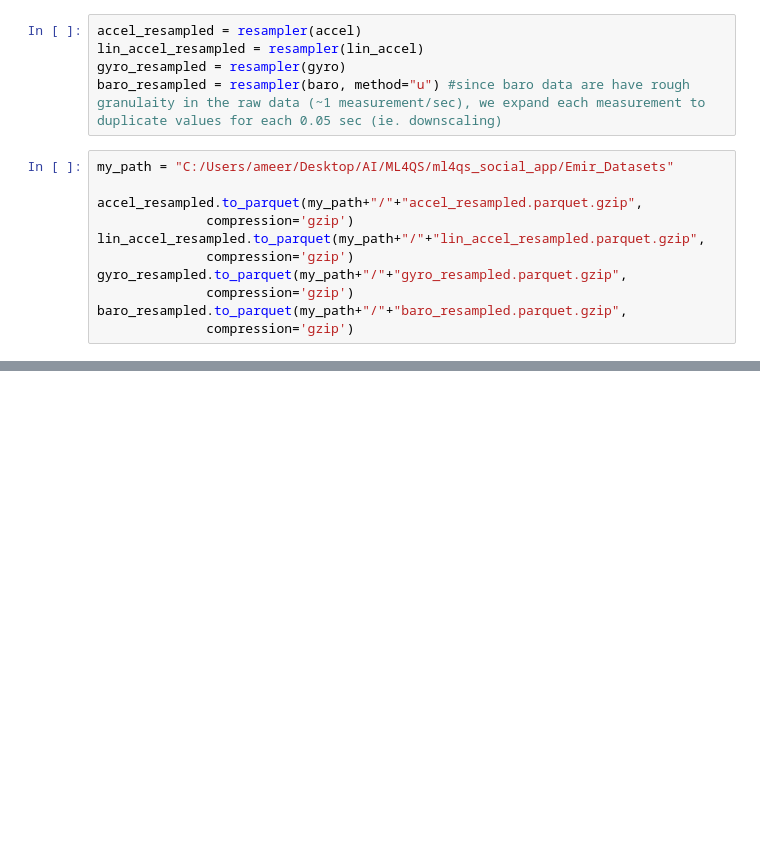
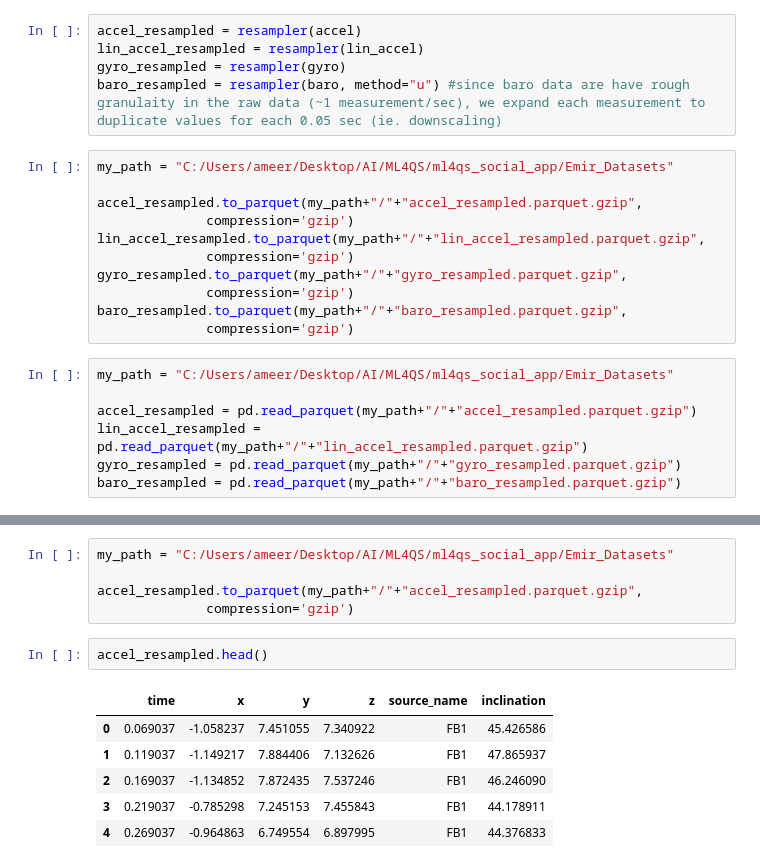
Before and after one commit to sharyz119/ml4qs_social_app, a Jupyter notebook: Emir Playground.ipynb, the cells around one changed output, grey strips where cells are left out. Saved outputs shown, nothing was run; the diff lists cells and outputs as text; blank space fills up the shorter version.

Commit message:
Added inclination to acceleremoeter df and FE code

```diff
--- a/Emir Playground.ipynb
+++ b/Emir Playground.ipynb
@@ -259,3 +259,10 @@ gyro_resampled.to_parquet(my_path+"/"+"gyro_resampled.parquet.gzip",
               compression='gzip')
 baro_resampled.to_parquet(my_path+"/"+"baro_resampled.parquet.gzip",
               compression='gzip')
+# %%
+my_path = "C:/Users/ameer/Desktop/AI/ML4QS/ml4qs_social_app/Emir_Datasets"
+
+accel_resampled = pd.read_parquet(my_path+"/"+"accel_resampled.parquet.gzip")
+lin_accel_resampled = pd.read_parquet(my_path+"/"+"lin_accel_resampled.parquet.gzip")
+gyro_resampled = pd.read_parquet(my_path+"/"+"gyro_resampled.parquet.gzip")
+baro_resampled = pd.read_parquet(my_path+"/"+"baro_resampled.parquet.gzip")
@@ -261,0 +279,14 @@ baro_resampled.to_parquet(my_path+"/"+"baro_resampled.parquet.gzip",
+# %%
+my_path = "C:/Users/ameer/Desktop/AI/ML4QS/ml4qs_social_app/Emir_Datasets"
+
+accel_resampled.to_parquet(my_path+"/"+"accel_resampled.parquet.gzip",
+              compression='gzip')
+# %%
+accel_resampled.head()
+# %% [output]
+|  | time | x | y | z | source_name | inclination |
+| 0 | 0.069037 | -1.058237 | 7.451055 | 7.340922 | FB1 | 45.426586 |
+| 1 | 0.119037 | -1.149217 | 7.884406 | 7.132626 | FB1 | 47.865937 |
+| 2 | 0.169037 | -1.134852 | 7.872435 | 7.537246 | FB1 | 46.246090 |
+| 3 | 0.219037 | -0.785298 | 7.245153 | 7.455843 | FB1 | 44.178911 |
+| 4 | 0.269037 | -0.964863 | 6.749554 | 6.897995 | FB1 | 44.376833 |
```
Also changed, not shown: parts of 1 cell of this notebook, 2 other files.
